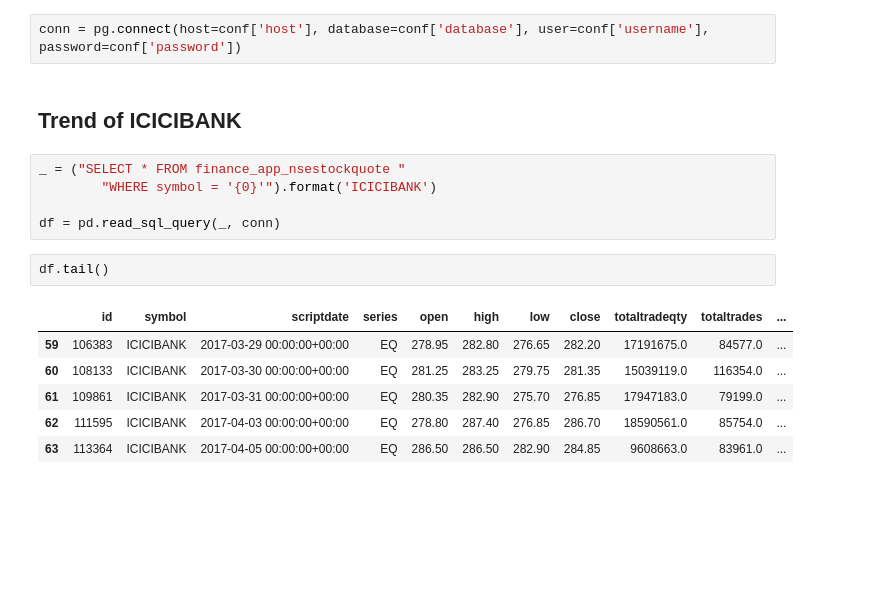
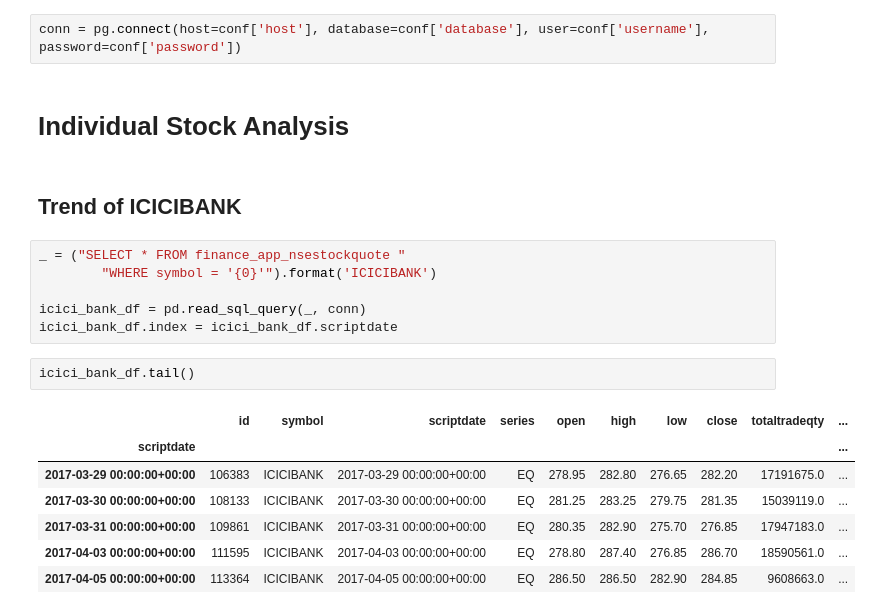
Before and after one commit to arundhaj/finance_analytics, a Jupyter notebook: basic.ipynb, the cells around one changed output. Drawn from its saved outputs; the diff is of its cells as text; blank space fills up the shorter version.

```diff
--- a/basic.ipynb
+++ b/basic.ipynb
@@ -10,21 +12,25 @@ stream = open('config.yaml', 'r')
 conf = yaml.load(stream)
 # %%
 conn = pg.connect(host=conf['host'], database=conf['database'], user=conf['username'], password=conf['password'])
+# %% [markdown]
+# Individual Stock Analysis
 # %% [markdown]
 ## Trend of ICICIBANK
 # %%
 _ = ("SELECT * FROM finance_app_nsestockquote "
         "WHERE symbol = '{0}'").format('ICICIBANK')
 
-df = pd.read_sql_query(_, conn)
+icici_bank_df = pd.read_sql_query(_, conn)
+icici_bank_df.index = icici_bank_df.scriptdate
 # %%
-df.tail()
+icici_bank_df.tail()
 # %% [output]
-|  | id | symbol | scriptdate | series | open | high | low | close | totaltradeqty | totaltrades | ... |
-| 59 | 106383 | ICICIBANK | 2017-03-29 00:00:00+00:00 | EQ | 278.95 | 282.80 | 276.65 | 282.20 | 17191675.0 | 84577.0 | ... |
-| 60 | 108133 | ICICIBANK | 2017-03-30 00:00:00+00:00 | EQ | 281.25 | 283.25 | 279.75 | 281.35 | 15039119.0 | 116354.0 | ... |
-| 61 | 109861 | ICICIBANK | 2017-03-31 00:00:00+00:00 | EQ | 280.35 | 282.90 | 275.70 | 276.85 | 17947183.0 | 79199.0 | ... |
-| 62 | 111595 | ICICIBANK | 2017-04-03 00:00:00+00:00 | EQ | 278.80 | 287.40 | 276.85 | 286.70 | 18590561.0 | 85754.0 | ... |
-| 63 | 113364 | ICICIBANK | 2017-04-05 00:00:00+00:00 | EQ | 286.50 | 286.50 | 282.90 | 284.85 | 9608663.0 | 83961.0 | ... |
+|  | id | symbol | scriptdate | series | open | high | low | close | totaltradeqty | ... |
+| scriptdate |  |  |  |  |  |  |  |  |  | ... |
+| 2017-03-29 00:00:00+00:00 | 106383 | ICICIBANK | 2017-03-29 00:00:00+00:00 | EQ | 278.95 | 282.80 | 276.65 | 282.20 | 17191675.0 | ... |
+| 2017-03-30 00:00:00+00:00 | 108133 | ICICIBANK | 2017-03-30 00:00:00+00:00 | EQ | 281.25 | 283.25 | 279.75 | 281.35 | 15039119.0 | ... |
+| 2017-03-31 00:00:00+00:00 | 109861 | ICICIBANK | 2017-03-31 00:00:00+00:00 | EQ | 280.35 | 282.90 | 275.70 | 276.85 | 17947183.0 | ... |
+| 2017-04-03 00:00:00+00:00 | 111595 | ICICIBANK | 2017-04-03 00:00:00+00:00 | EQ | 278.80 | 287.40 | 276.85 | 286.70 | 18590561.0 | ... |
+| 2017-04-05 00:00:00+00:00 | 113364 | ICICIBANK | 2017-04-05 00:00:00+00:00 | EQ | 286.50 | 286.50 | 282.90 | 284.85 | 9608663.0 | ... |
 # %%
 plt.margins(0.2)
```
Also changed, not shown: parts of 11 cells of this notebook.
